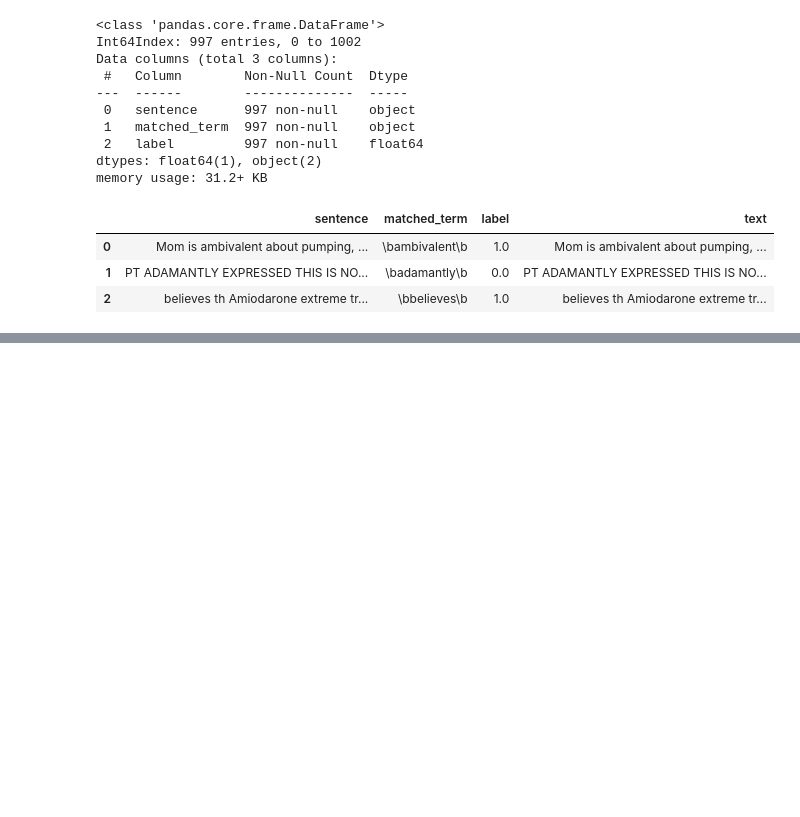
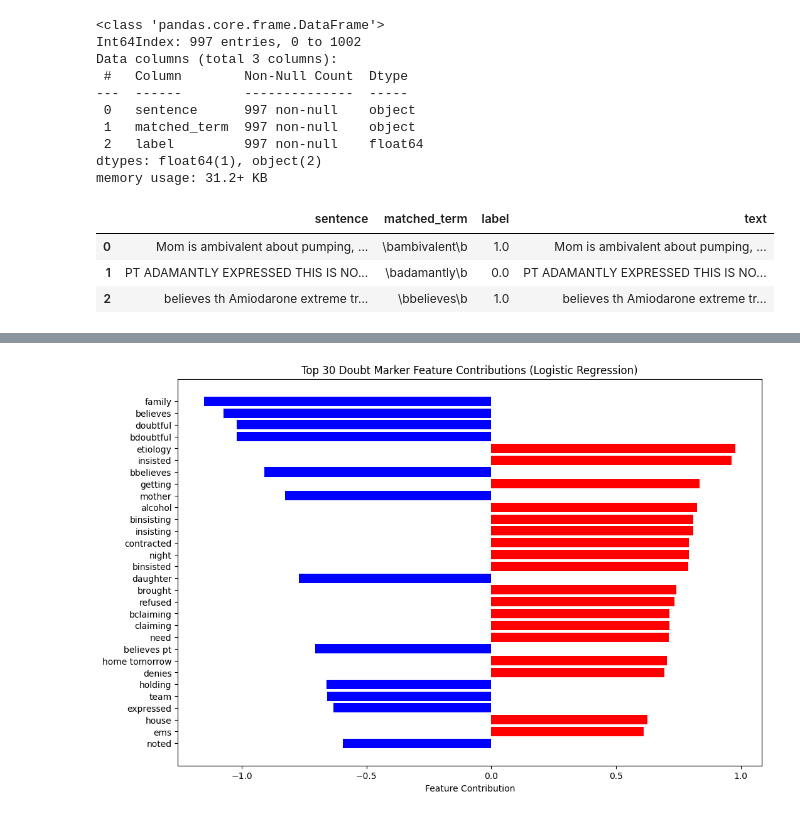
Before and after one commit to drew-walkerr/Diss_Detecting_Provider_Bias, a Jupyter notebook: doubt_marker_rf_svm_classifiers.ipynb, the cells around one changed output, grey strips where cells are left out. Cells and saved outputs as stored; diff of their text form; code cells hidden in the pictures; blank space fills up the shorter version.

```diff
--- a/doubt_marker_rf_svm_classifiers.ipynb
+++ b/doubt_marker_rf_svm_classifiers.ipynb
@@ -287,0 +377,28 @@ weighted avg       0.85      0.85      0.85       199
+# %%
+# Calculate feature contributions
+coefs = best_lr_model.coef_  # Coefficients for each feature
+feature_names = vect.get_feature_names_out()
+
+# Create a DataFrame to store feature contributions
+contributions_df = pd.DataFrame({'Feature': feature_names, 'Coefficient': coefs[0]})
+
+# Sort the DataFrame by the absolute value of coefficients to identify significant features
+contributions_df['Absolute_Coefficient'] = np.abs(contributions_df['Coefficient'])
+contributions_df = contributions_df.sort_values(by='Absolute_Coefficient', ascending=False)
+
+# Select the top N significant features for the plot
+top_features = contributions_df.head(30)
+
+# Determine the color for each bar based on the coefficient value
+colors = ['red' if coef > 0 else 'blue' for coef in top_features['Coefficient']]
+
+# Plot the feature contributions
+plt.figure(figsize=(12, 8))
+plt.barh(top_features['Feature'], top_features['Coefficient'], align='center', color=colors)
+plt.xlabel('Feature Contribution')
+plt.title('Top 30 Doubt Marker Feature Contributions (Logistic Regression)')
+plt.gca().invert_yaxis()  # Invert y-axis to show the most significant features at the top
+plt.savefig("doubt_marker_feature_contributions_plot.png", bbox_inches='tight')  # Save the figure before showing it
+plt.show()
+# %% [output]
+[figure, added]
```
Also changed, not shown: parts of 6 cells of this notebook.
